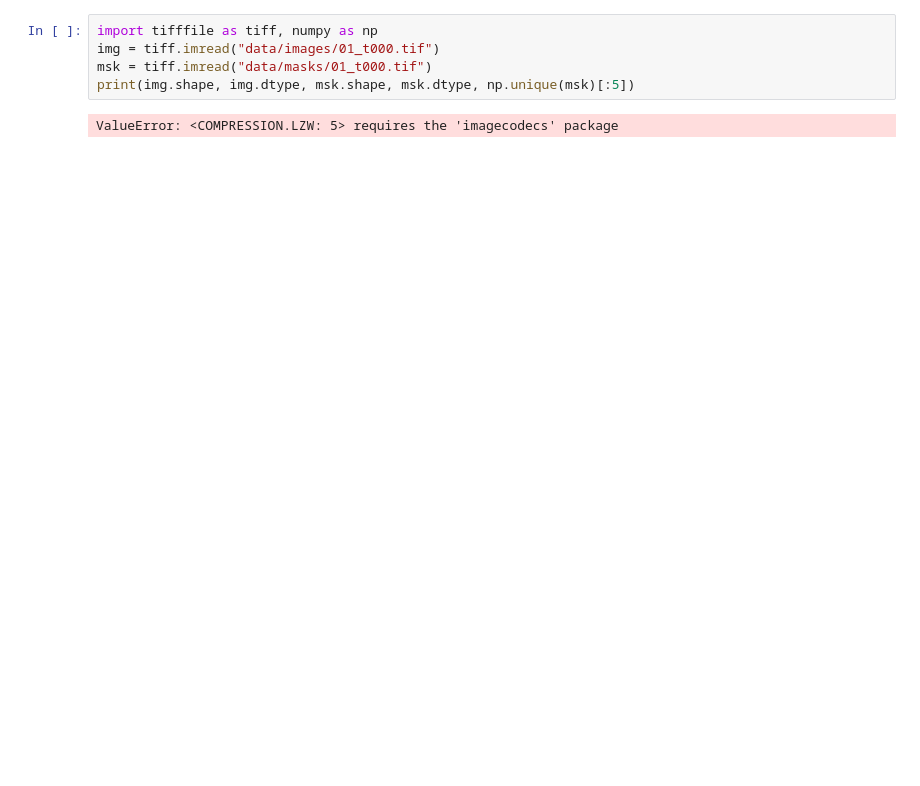
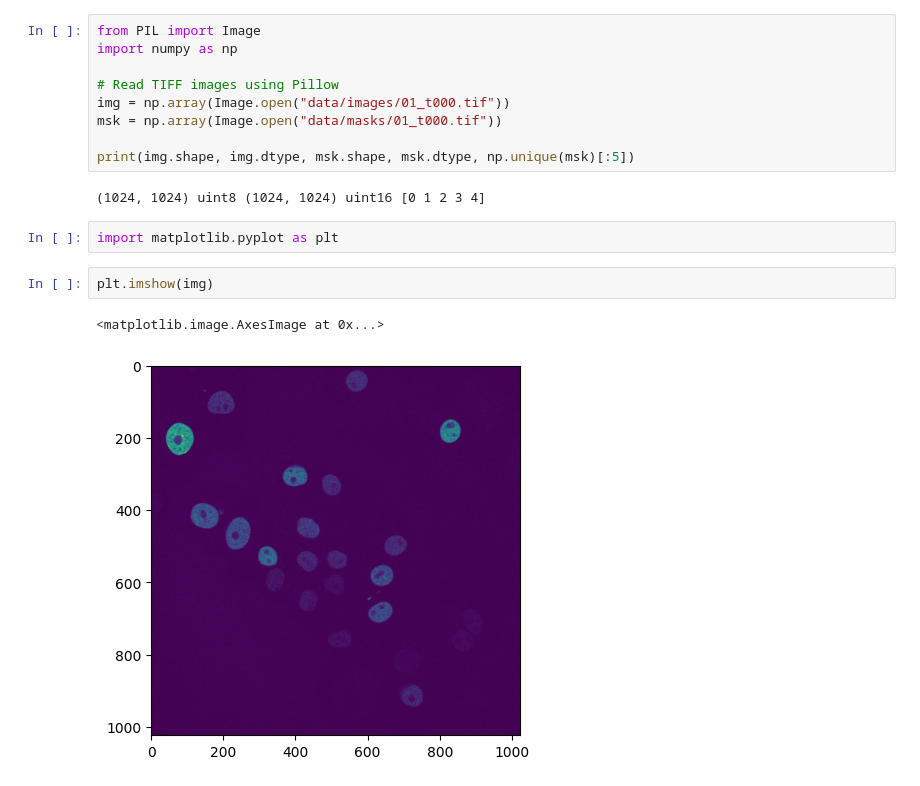
Before and after one commit to al-alec/unet_celltrack, a Jupyter notebook: main.ipynb, the cells around one changed output. Saved outputs shown, nothing was run; the diff lists cells and outputs as text; blank space fills up the shorter version.

```diff
--- a/main.ipynb
+++ b/main.ipynb
@@ -25,7 +1,18 @@ Successfully installed imagecodecs-2025.8.2 numpy-2.3.4
 # %%
-import tifffile as tiff, numpy as np
-img = tiff.imread("data/images/01_t000.tif")
-msk = tiff.imread("data/masks/01_t000.tif")
+from PIL import Image
+import numpy as np
+
+# Read TIFF images using Pillow
+img = np.array(Image.open("data/images/01_t000.tif"))
+msk = np.array(Image.open("data/masks/01_t000.tif"))
+
 print(img.shape, img.dtype, msk.shape, msk.dtype, np.unique(msk)[:5])
 # %% [output]
-ValueError: <COMPRESSION.LZW: 5> requires the 'imagecodecs' package
+(1024, 1024) uint8 (1024, 1024) uint16 [0 1 2 3 4]
+# %%
+import matplotlib.pyplot as plt
+# %%
+plt.imshow(img)
+# %% [output]
+<matplotlib.image.AxesImage at 0x...>
+[figure, added]
```
Also changed, not shown: parts of 16 cells of this notebook, 11 other files.
